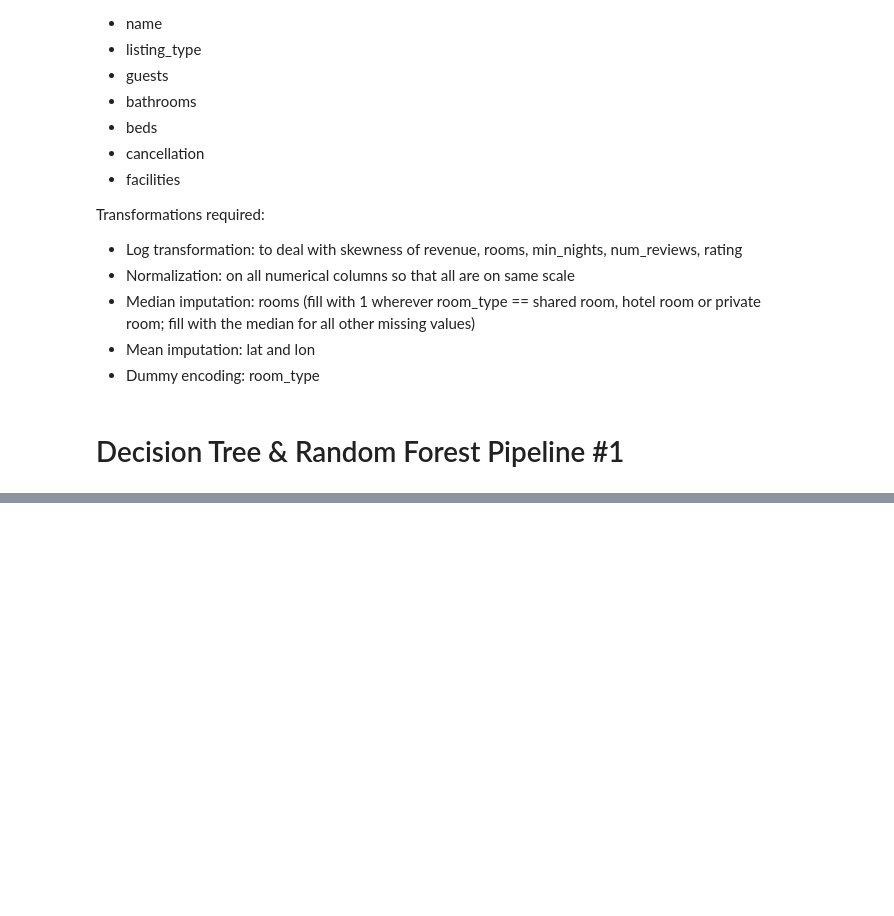
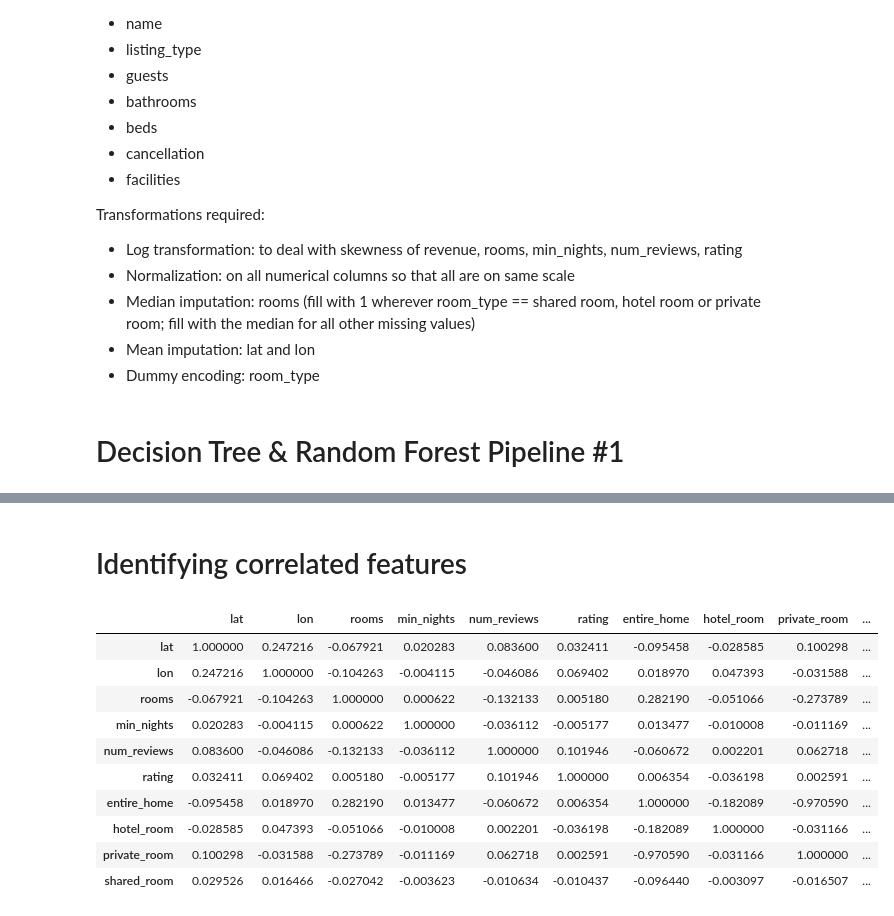
Before and after one commit to cbjonesea/ML-assignment, a Jupyter notebook: MLAssignment.ipynb, the cells around one changed output, grey strips where cells are left out. Cells and saved outputs as stored; diff of their text form; code cells hidden in the pictures; blank space fills up the shorter version.

```diff
--- a/MLAssignment.ipynb
+++ b/MLAssignment.ipynb
@@ -517,3 +517,5 @@ predicted = pd.read_json('cbjones_predicted.json', orient='records')
 predicted.head()
 # %%
 predicted.describe()
+# %% [markdown]
+# Identifying correlated features
@@ -519,0 +524,14 @@ predicted.describe()
+# %%
+corr_matrix
+# %% [output]
+|  | lat | lon | rooms | min_nights | num_reviews | rating | entire_home | hotel_room | private_room | ... |
+| lat | 1.000000 | 0.247216 | -0.067921 | 0.020283 | 0.083600 | 0.032411 | -0.095458 | -0.028585 | 0.100298 | ... |
+| lon | 0.247216 | 1.000000 | -0.104263 | -0.004115 | -0.046086 | 0.069402 | 0.018970 | 0.047393 | -0.031588 | ... |
+| rooms | -0.067921 | -0.104263 | 1.000000 | 0.000622 | -0.132133 | 0.005180 | 0.282190 | -0.051066 | -0.273789 | ... |
+| min_nights | 0.020283 | -0.004115 | 0.000622 | 1.000000 | -0.036112 | -0.005177 | 0.013477 | -0.010008 | -0.011169 | ... |
+| num_reviews | 0.083600 | -0.046086 | -0.132133 | -0.036112 | 1.000000 | 0.101946 | -0.060672 | 0.002201 | 0.062718 | ... |
+| rating | 0.032411 | 0.069402 | 0.005180 | -0.005177 | 0.101946 | 1.000000 | 0.006354 | -0.036198 | 0.002591 | ... |
+| entire_home | -0.095458 | 0.018970 | 0.282190 | 0.013477 | -0.060672 | 0.006354 | 1.000000 | -0.182089 | -0.970590 | ... |
+| hotel_room | -0.028585 | 0.047393 | -0.051066 | -0.010008 | 0.002201 | -0.036198 | -0.182089 | 1.000000 | -0.031166 | ... |
+| private_room | 0.100298 | -0.031588 | -0.273789 | -0.011169 | 0.062718 | 0.002591 | -0.970590 | -0.031166 | 1.000000 | ... |
+| shared_room | 0.029526 | 0.016466 | -0.027042 | -0.003623 | -0.010634 | -0.010437 | -0.096440 | -0.003097 | -0.016507 | ... |
```
Also changed, not shown: parts of 7 cells of this notebook.
